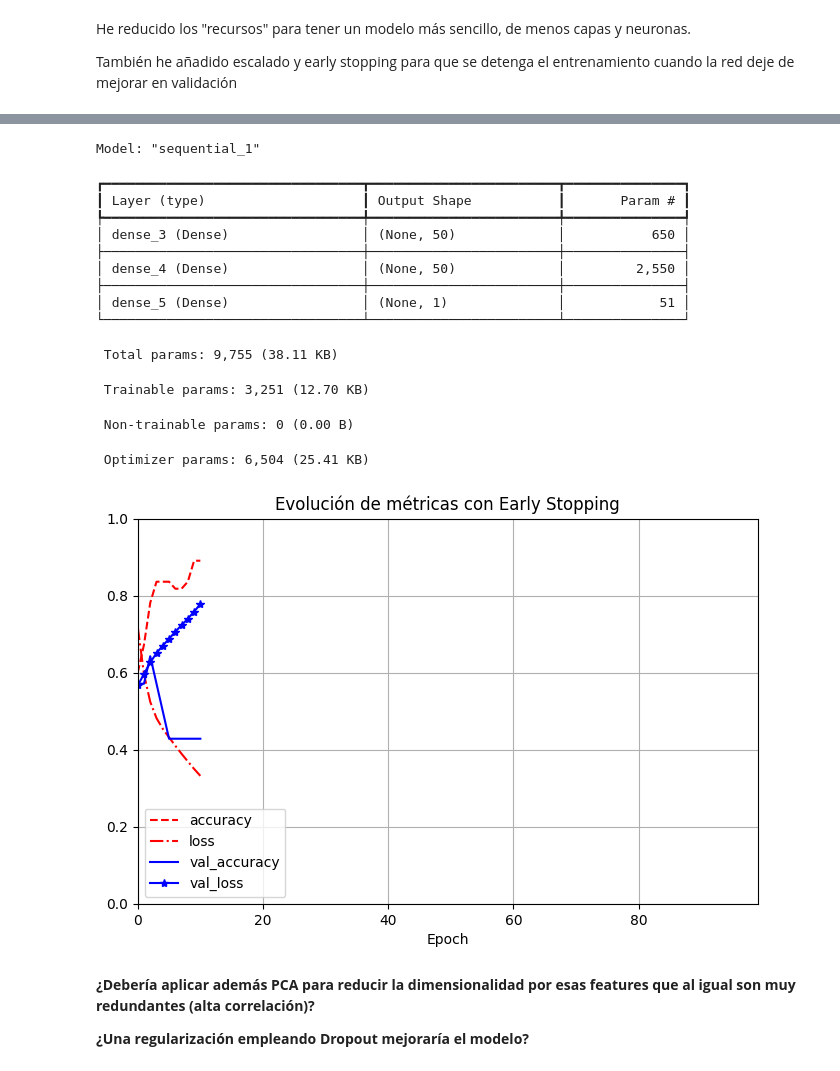
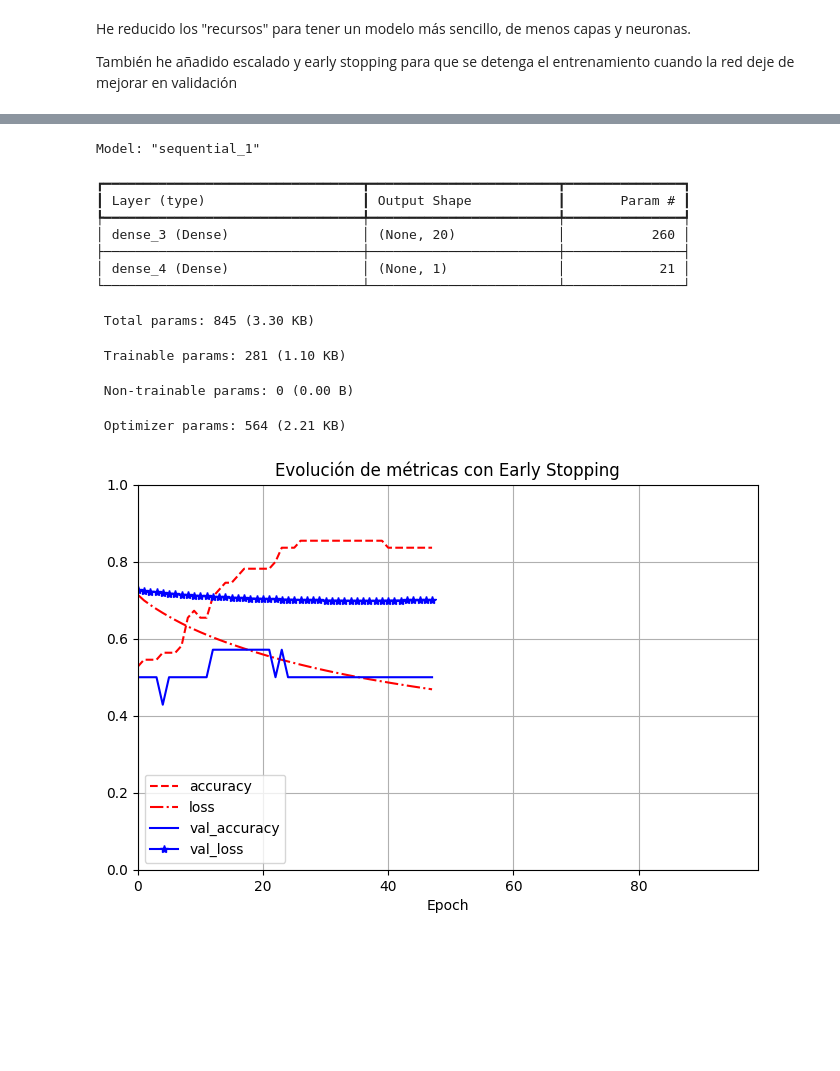
Before and after one commit to LolaSM/TFG_Bio, a Jupyter notebook: Modelo3_TFG_Biomédica_Lola_speed.ipynb, the cells around one changed output, grey strips where cells are left out. Cells and saved outputs as stored; diff of their text form; code cells hidden in the pictures; blank space fills up the shorter version.

```diff
--- a/Modelo3_TFG_Biomédica_Lola_speed.ipynb
+++ b/Modelo3_TFG_Biomédica_Lola_speed.ipynb
@@ -416,6 +416,15 @@ He reducido los "recursos" para tener un modelo más sencillo, de menos capas y
 
 También he añadido escalado y early stopping para que se detenga el entrenamiento cuando la red deje de mejorar en validación
 # %%
+import numpy as np
+import pandas as pd
+import matplotlib.pyplot as plt
+from sklearn.model_selection import StratifiedKFold
+from sklearn.preprocessing import StandardScaler
+from tensorflow.keras.models import Sequential
+from tensorflow.keras.layers import Dense, Input
+from tensorflow.keras.callbacks import EarlyStopping
+import tensorflow as tf
 from tensorflow.keras.callbacks import EarlyStopping
 tf.keras.utils.set_random_seed(42)
 
@@ -442,7 +451,7 @@ early_stop = EarlyStopping(
     restore_best_weights=True # recupera los mejores pesos al final
 )
 
-history = model.fit(
+history = model2.fit(
     X_train_redneuronal2, y_train,
     epochs=100,
     batch_size=8,
@@ -450,10 +459,10 @@ history = model.fit(
     callbacks=[early_stop]
 )
 
-loss, accuracy = model.evaluate(X_test_redneuronal2, y_test)
+loss, accuracy = model2.evaluate(X_test_redneuronal2, y_test)
 print(f"Test accuracy: {accuracy:.3f}")
 
-model.summary()
+model2.summary()
 
 pd.DataFrame(history.history).plot(
     figsize=(8, 5), xlim=[0, 99], ylim=[0, 1], grid=True, xlabel="Epoch",
@@ -482,20 +491,14 @@ Epoch 11/100
 Test accuracy: 0.667
 Model: "sequential_1"
 ┏━━━━━━━━━━━━━━━━━━━━━━━━━━━━━━━━━┳━━━━━━━━━━━━━━━━━━━━━━━━┳━━━━━━━━━━━━━━━┓
 ┃ Layer (type)                    ┃ Output Shape           ┃       Param # ┃
 ┡━━━━━━━━━━━━━━━━━━━━━━━━━━━━━━━━━╇━━━━━━━━━━━━━━━━━━━━━━━━╇━━━━━━━━━━━━━━━┩
-│ dense_3 (Dense)                 │ (None, 50)             │           650 │
+│ dense_3 (Dense)                 │ (None, 20)             │           260 │
 ├─────────────────────────────────┼────────────────────────┼───────────────┤
-│ dense_4 (Dense)                 │ (None, 50)             │         2,550 │
-├─────────────────────────────────┼────────────────────────┼───────────────┤
-│ dense_5 (Dense)                 │ (None, 1)              │            51 │
+│ dense_4 (Dense)                 │ (None, 1)              │            21 │
 └─────────────────────────────────┴────────────────────────┴───────────────┘
- Total params: 9,755 (38.11 KB)
+ Total params: 845 (3.30 KB)
- Trainable params: 3,251 (12.70 KB)
+ Trainable params: 281 (1.10 KB)
  Non-trainable params: 0 (0.00 B)
- Optimizer params: 6,504 (25.41 KB)
+ Optimizer params: 564 (2.21 KB)
-[figure, old version]
+[figure, new version]
-# %% [markdown]
-**¿Debería aplicar además PCA para reducir la dimensionalidad por esas features que al igual son muy redundantes (alta correlación)?**
-
-**¿Una regularización empleando Dropout mejoraría el modelo?**
```
Also changed, not shown: parts of 15 cells of this notebook.
